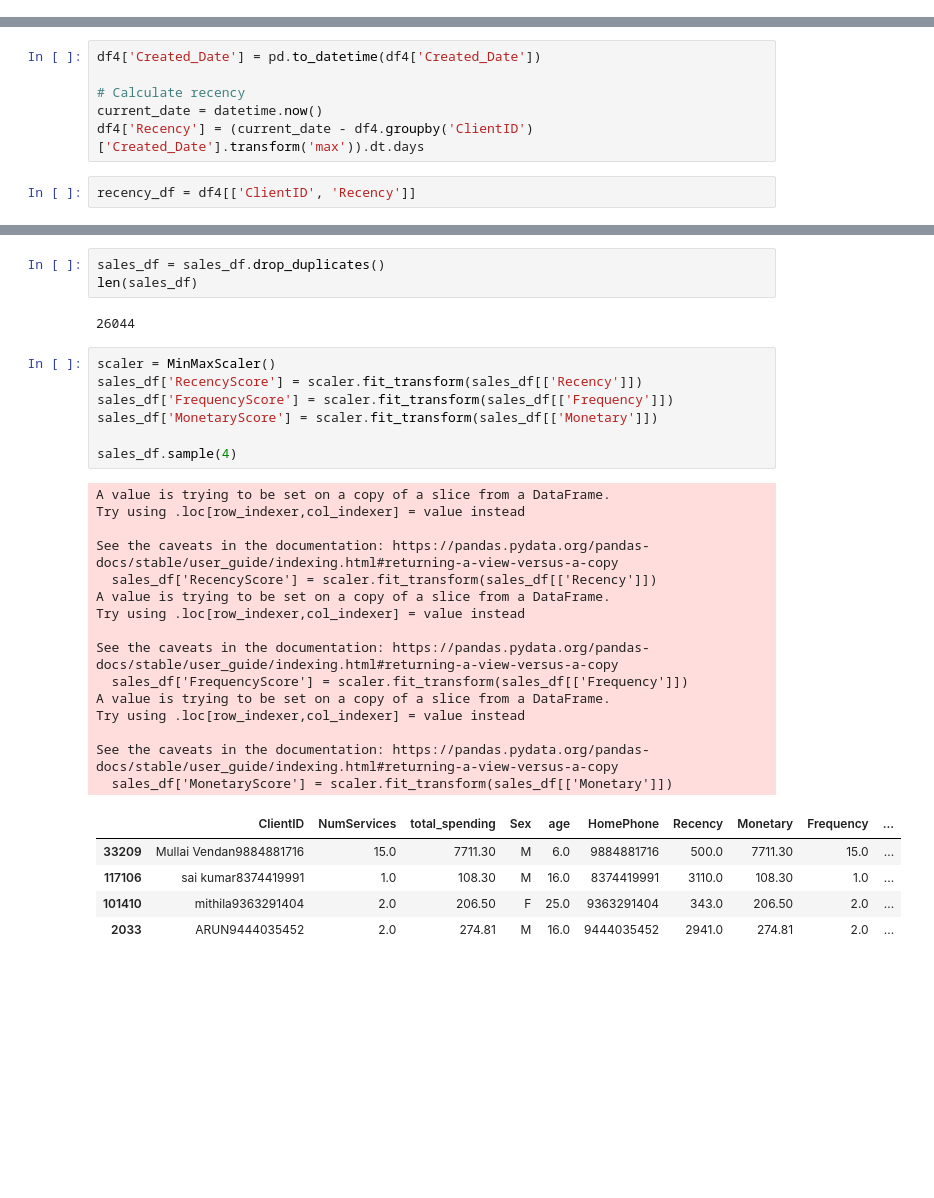
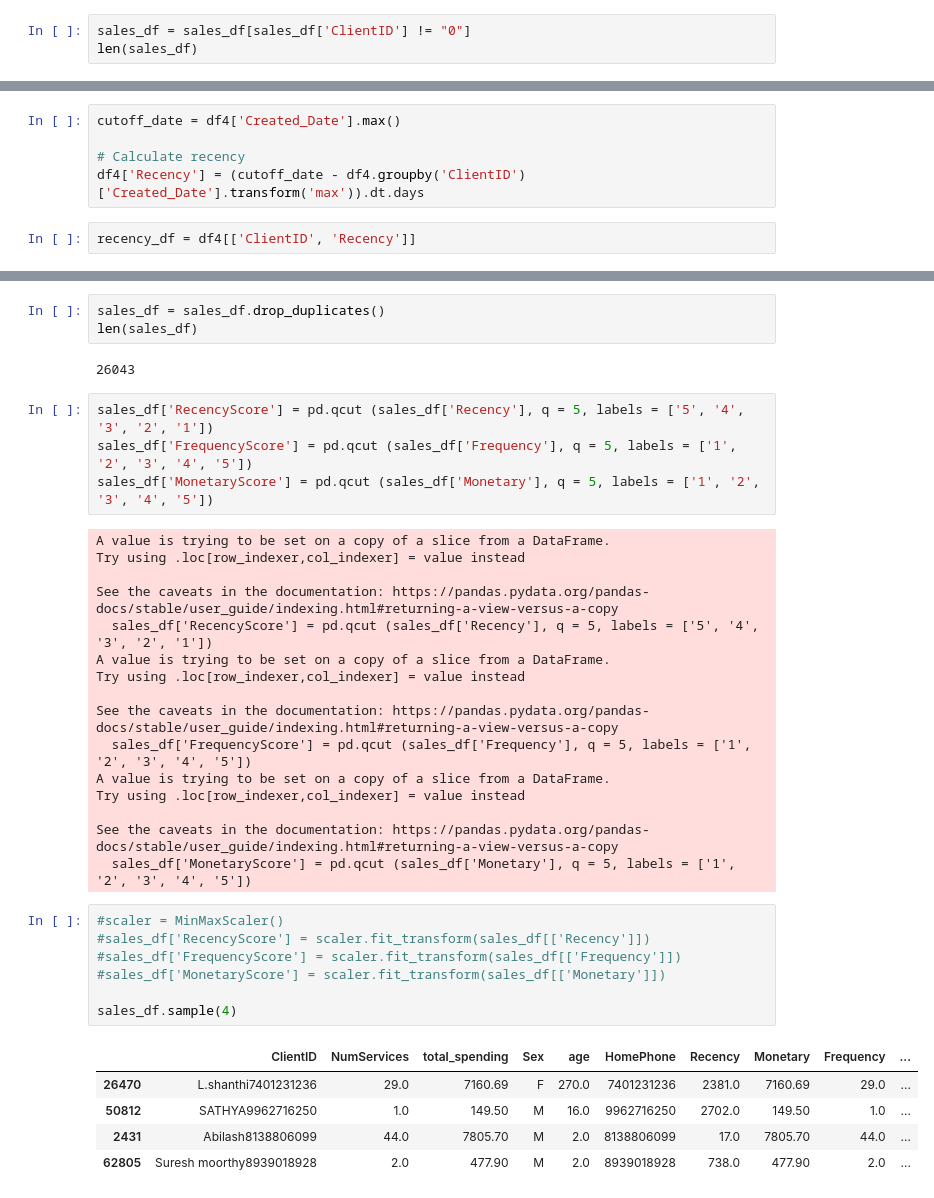
Before and after one commit to madhuqmar/rfm_recommendation_models, a Jupyter notebook: rfm_segmentation.ipynb, the cells around one changed output, grey strips where cells are left out. Saved outputs shown, nothing was run; the diff lists cells and outputs as text; blank space fills up the shorter version.

```diff
--- a/rfm_segmentation.ipynb
+++ b/rfm_segmentation.ipynb
@@ -129,0 +133,3 @@ sales_df.sample(4)
+# %%
+sales_df = sales_df[sales_df['ClientID'] != "0"]
+len(sales_df)
@@ -252,9 +265,8 @@ plt.show()
 # %%
-df4['Created_Date'] = pd.to_datetime(df4['Created_Date'])
+cutoff_date = df4['Created_Date'].max()
 
 # Calculate recency
-current_date = datetime.now()
-df4['Recency'] = (current_date - df4.groupby('ClientID')['Created_Date'].transform('max')).dt.days
+df4['Recency'] = (cutoff_date - df4.groupby('ClientID')['Created_Date'].transform('max')).dt.days
 # %%
 recency_df = df4[['ClientID', 'Recency']]
 # %%
@@ -296,33 +308,38 @@ sales_df
 sales_df = sales_df.drop_duplicates()
 len(sales_df)
 # %% [output]
-26044
+26043
+# %%
+sales_df['RecencyScore'] = pd.qcut (sales_df['Recency'], q = 5, labels = ['5', '4', '3', '2', '1'])
+sales_df['FrequencyScore'] = pd.qcut (sales_df['Frequency'], q = 5, labels = ['1', '2', '3', '4', '5'])
+sales_df['MonetaryScore'] = pd.qcut (sales_df['Monetary'], q = 5, labels = ['1', '2', '3', '4', '5'])
+# %% [output]
+A value is trying to be set on a copy of a slice from a DataFrame.
+Try using .loc[row_indexer,col_indexer] = value instead
+
+See the caveats in the documentation: https://pandas.pydata.org/pandas-docs/stable/user_guide/indexing.html#returning-a-view-versus-a-copy
+  sales_df['RecencyScore'] = pd.qcut (sales_df['Recency'], q = 5, labels = ['5', '4', '3', '2', '1'])
+A value is trying to be set on a copy of a slice from a DataFrame.
+Try using .loc[row_indexer,col_indexer] = value instead
+
+See the caveats in the documentation: https://pandas.pydata.org/pandas-docs/stable/user_guide/indexing.html#returning-a-view-versus-a-copy
+  sales_df['FrequencyScore'] = pd.qcut (sales_df['Frequency'], q = 5, labels = ['1', '2', '3', '4', '5'])
+A value is trying to be set on a copy of a slice from a DataFrame.
+Try using .loc[row_indexer,col_indexer] = value instead
+
+See the caveats in the documentation: https://pandas.pydata.org/pandas-docs/stable/user_guide/indexing.html#returning-a-view-versus-a-copy
+  sales_df['MonetaryScore'] = pd.qcut (sales_df['Monetary'], q = 5, labels = ['1', '2', '3', '4', '5'])
 # %%
-scaler = MinMaxScaler()
-sales_df['RecencyScore'] = scaler.fit_transform(sales_df[['Recency']])
-sales_df['FrequencyScore'] = scaler.fit_transform(sales_df[['Frequency']])
-sales_df['MonetaryScore'] = scaler.fit_transform(sales_df[['Monetary']])
+#scaler = MinMaxScaler()
+#sales_df['RecencyScore'] = scaler.fit_transform(sales_df[['Recency']])
+#sales_df['FrequencyScore'] = scaler.fit_transform(sales_df[['Frequency']])
+#sales_df['MonetaryScore'] = scaler.fit_transform(sales_df[['Monetary']])
 
 sales_df.sample(4)
 # %% [output]
-A value is trying to be set on a copy of a slice from a DataFrame.
-Try using .loc[row_indexer,col_indexer] = value instead
-
-See the caveats in the documentation: https://pandas.pydata.org/pandas-docs/stable/user_guide/indexing.html#returning-a-view-versus-a-copy
-  sales_df['RecencyScore'] = scaler.fit_transform(sales_df[['Recency']])
-A value is trying to be set on a copy of a slice from a DataFrame.
-Try using .loc[row_indexer,col_indexer] = value instead
-
-See the caveats in the documentation: https://pandas.pydata.org/pandas-docs/stable/user_guide/indexing.html#returning-a-view-versus-a-copy
-  sales_df['FrequencyScore'] = scaler.fit_transform(sales_df[['Frequency']])
-A value is trying to be set on a copy of a slice from a DataFrame.
-Try using .loc[row_indexer,col_indexer] = value instead
-
-See the caveats in the documentation: https://pandas.pydata.org/pandas-docs/stable/user_guide/indexing.html#returning-a-view-versus-a-copy
-  sales_df['MonetaryScore'] = scaler.fit_transform(sales_df[['Monetary']])
 |  | ClientID | NumServices | total_spending | Sex | age | HomePhone | Recency | Monetary | Frequency | ... |
-| 33209 | Mullai Vendan9884881716 | 15.0 | 7711.30 | M | 6.0 | 9884881716 | 500.0 | 7711.30 | 15.0 | ... |
-| 117106 | sai kumar8374419991 | 1.0 | 108.30 | M | 16.0 | 8374419991 | 3110.0 | 108.30 | 1.0 | ... |
-| 101410 | mithila9363291404 | 2.0 | 206.50 | F | 25.0 | 9363291404 | 343.0 | 206.50 | 2.0 | ... |
-| 2033 | ARUN9444035452 | 2.0 | 274.81 | M | 16.0 | 9444035452 | 2941.0 | 274.81 | 2.0 | ... |
+| 26470 | L.shanthi7401231236 | 29.0 | 7160.69 | F | 270.0 | 7401231236 | 2381.0 | 7160.69 | 29.0 | ... |
+| 50812 | SATHYA9962716250 | 1.0 | 149.50 | M | 16.0 | 9962716250 | 2702.0 | 149.50 | 1.0 | ... |
+| 2431 | Abilash8138806099 | 44.0 | 7805.70 | M | 2.0 | 8138806099 | 17.0 | 7805.70 | 44.0 | ... |
+| 62805 | Suresh moorthy8939018928 | 2.0 | 477.90 | M | 2.0 | 8939018928 | 738.0 | 477.90 | 2.0 | ... |
 # %%
```
Also changed, not shown: parts of 26 cells of this notebook, 4 other files.
